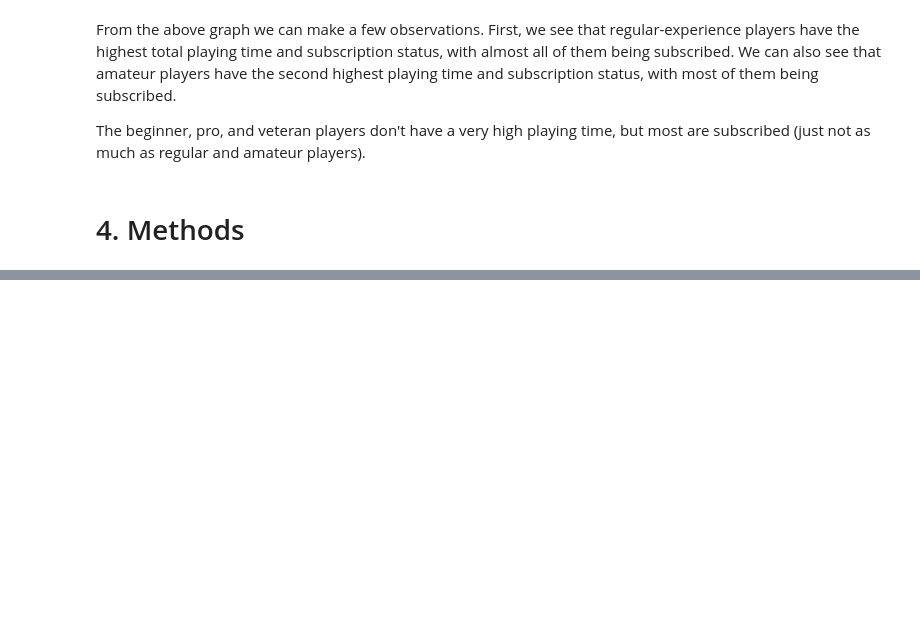
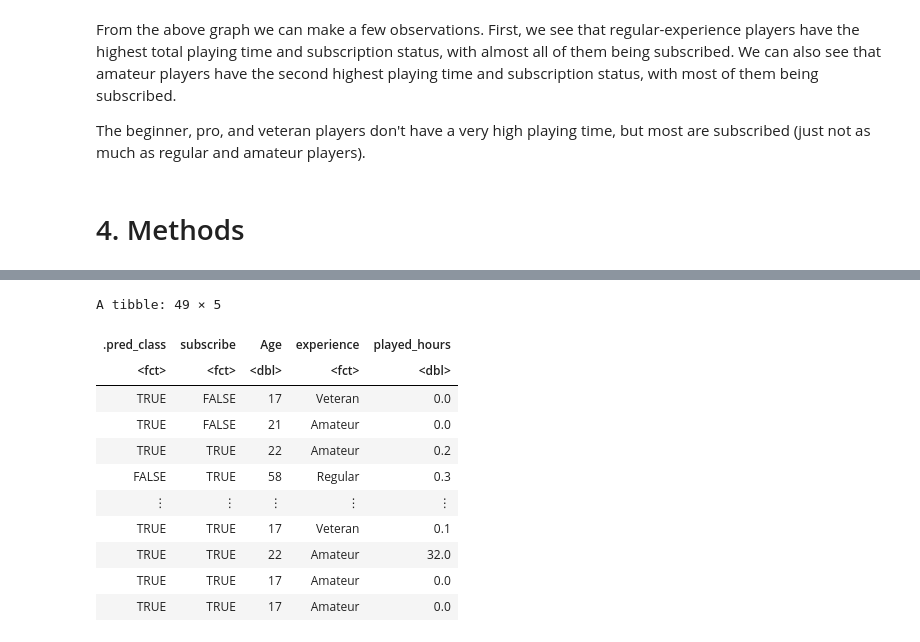
Before and after one commit to Jmmchai/Dsci-100-004-group02, a Jupyter notebook: Final Group Report.ipynb, the cells around one changed output, grey strips where cells are left out. Drawn from its saved outputs; the diff is of its cells as text; code cells hidden in the pictures; blank space fills up the shorter version.

```diff
--- a/Final Group Report.ipynb
+++ b/Final Group Report.ipynb
@@ -257,17 +257,11 @@ players_sessions_testing <- testing(players_sessions_split)
 # %%
-#make classification model
-
-players_spec <- nearest_neighbor(weight_fun = "rectangular", neighbors = tune()) |>
+players_spec <- nearest_neighbor(weight_fun = "rectangular", neighbors = 9) |>
                 set_engine("kknn") |>
                 set_mode("classification")
-
-players_recipe <- recipe(subscribe ~ experience + played_hours + Age, data = selected_data) |>
-                    step_scale(all_predictors()) |>
-                    step_center(all_predictors())
 
 players_fit <- workflow() |>
                 add_recipe(players_recipe) |>
                 add_model(players_spec) |>
-                fit(data = players_sessions_training)
+                fit(data = players_training)
 players_fit
 # %% [output]
@@ -277,0 +288,18 @@ Caused by error in `prep()`:
+# %%
+players_test_predictions <- predict(players_fit, players_testing) |>
+bind_cols(players_testing)
+
+players_test_predictions
+# %% [output]
+A tibble: 49 × 5
+| .pred_class | subscribe | Age | experience | played_hours |
+| <fct> | <fct> | <dbl> | <fct> | <dbl> |
+| TRUE | FALSE | 17 | Veteran | 0.0 |
+| TRUE | FALSE | 21 | Amateur | 0.0 |
+| TRUE | TRUE | 22 | Amateur | 0.2 |
+| FALSE | TRUE | 58 | Regular | 0.3 |
+| ⋮ | ⋮ | ⋮ | ⋮ | ⋮ |
+| TRUE | TRUE | 17 | Veteran | 0.1 |
+| TRUE | TRUE | 22 | Amateur | 32.0 |
+| TRUE | TRUE | 17 | Amateur | 0.0 |
+| TRUE | TRUE | 17 | Amateur | 0.0 |
```
Also changed, not shown: parts of 18 cells of this notebook.
